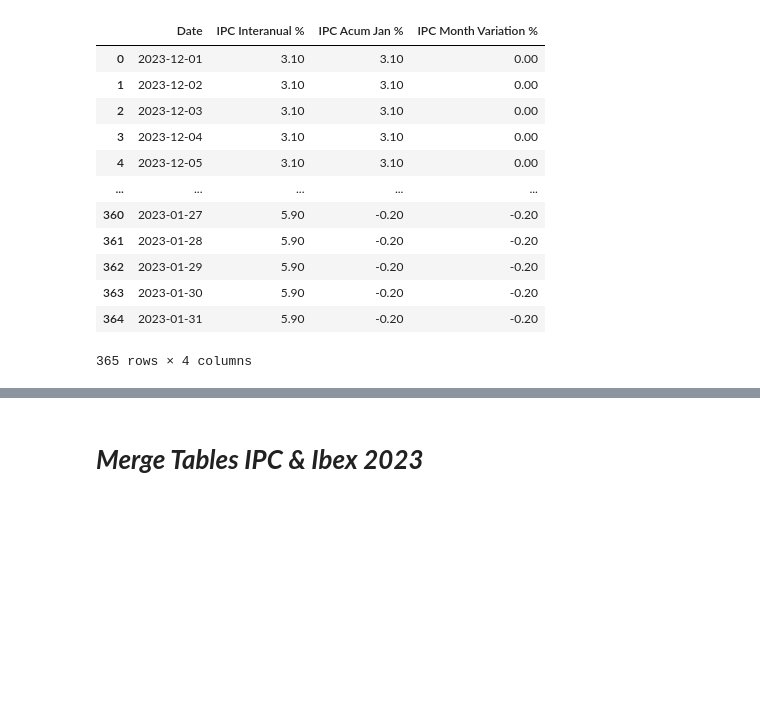
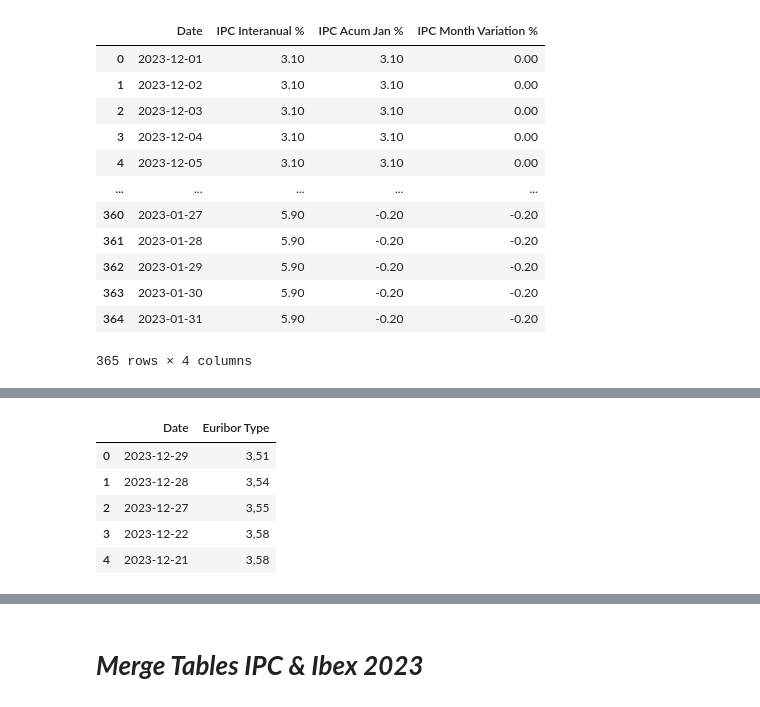
Before and after one commit to Manilab2309/ia-machine-learning, a Jupyter notebook: lab/NB_analyst_broker_operations.ipynb, the cells around one changed output, grey strips where cells are left out. Cells and saved outputs as stored; diff of their text form; code cells hidden in the pictures; blank space fills up the shorter version.

```diff
--- a/lab/NB_analyst_broker_operations.ipynb
+++ b/lab/NB_analyst_broker_operations.ipynb
@@ -300,0 +325,11 @@ df_ipc_2023_expanded
+# %%
+# Remove % char from cells
+df_euribor_2023['Euribor Type'] = df_euribor_2023['Euribor Type'].str.replace("%", "")
+df_euribor_2023.head()
+# %% [output]
+|  | Date | Euribor Type |
+| 0 | 2023-12-29 | 3,51 |
+| 1 | 2023-12-28 | 3,54 |
+| 2 | 2023-12-27 | 3,55 |
+| 3 | 2023-12-22 | 3,58 |
+| 4 | 2023-12-21 | 3,58 |
```
Also changed, not shown: parts of 5 cells of this notebook.
